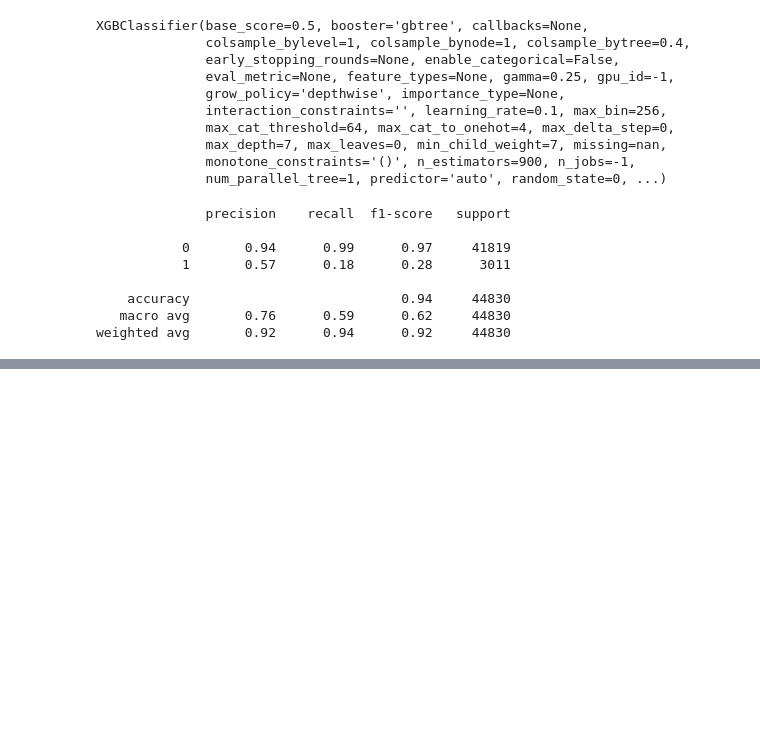
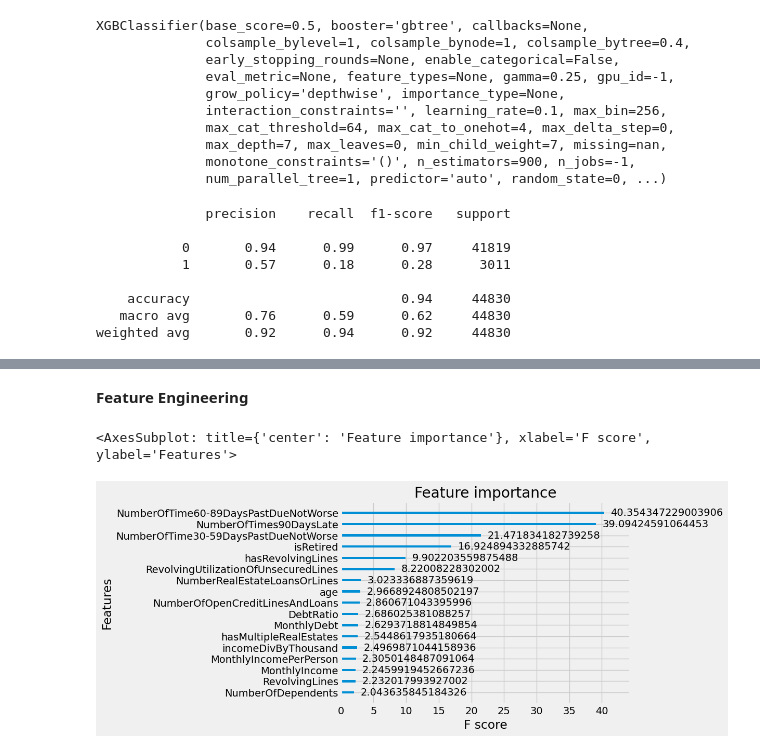
Before and after one commit to Arnold-git/Credit-Risk-Scoring, a Jupyter notebook: Research-and-Development/credit-scoring-EDA-modelling.ipynb, the cells around one changed output, grey strips where cells are left out. Saved outputs shown, nothing was run; the diff lists cells and outputs as text; code cells hidden in the pictures; blank space fills up the shorter version.

```diff
--- a/Research-and-Development/credit-scoring-EDA-modelling.ipynb
+++ b/Research-and-Development/credit-scoring-EDA-modelling.ipynb
@@ -1011,0 +1055,8 @@ weighted avg       0.92      0.94      0.92     44830
+# %% [markdown]
+**Feature Engineering**
+# %%
+bestEstimatorXGB.get_booster().feature_names = train_df.columns.to_list()
+xgb.plot_importance(bestEstimatorXGB, importance_type='gain')
+# %% [output]
+<AxesSubplot: title={'center': 'Feature importance'}, xlabel='F score', ylabel='Features'>
+[figure, added]
```
Also changed, not shown: parts of 5 cells of this notebook.
